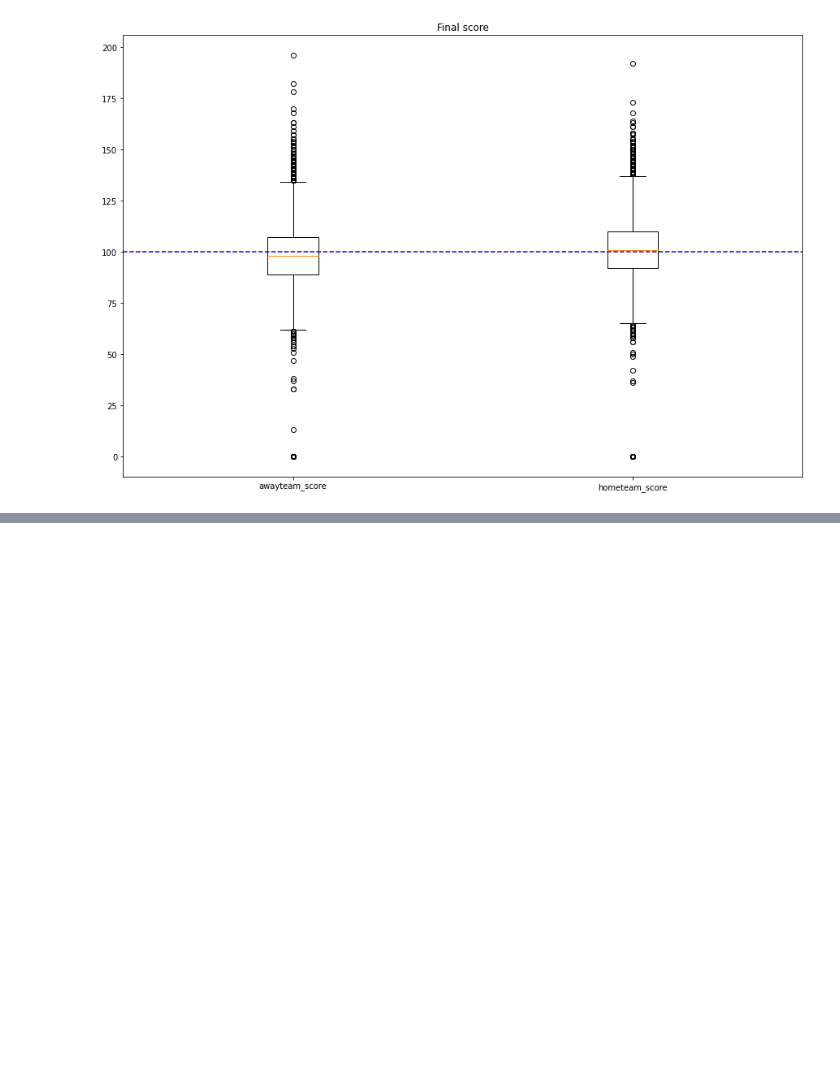
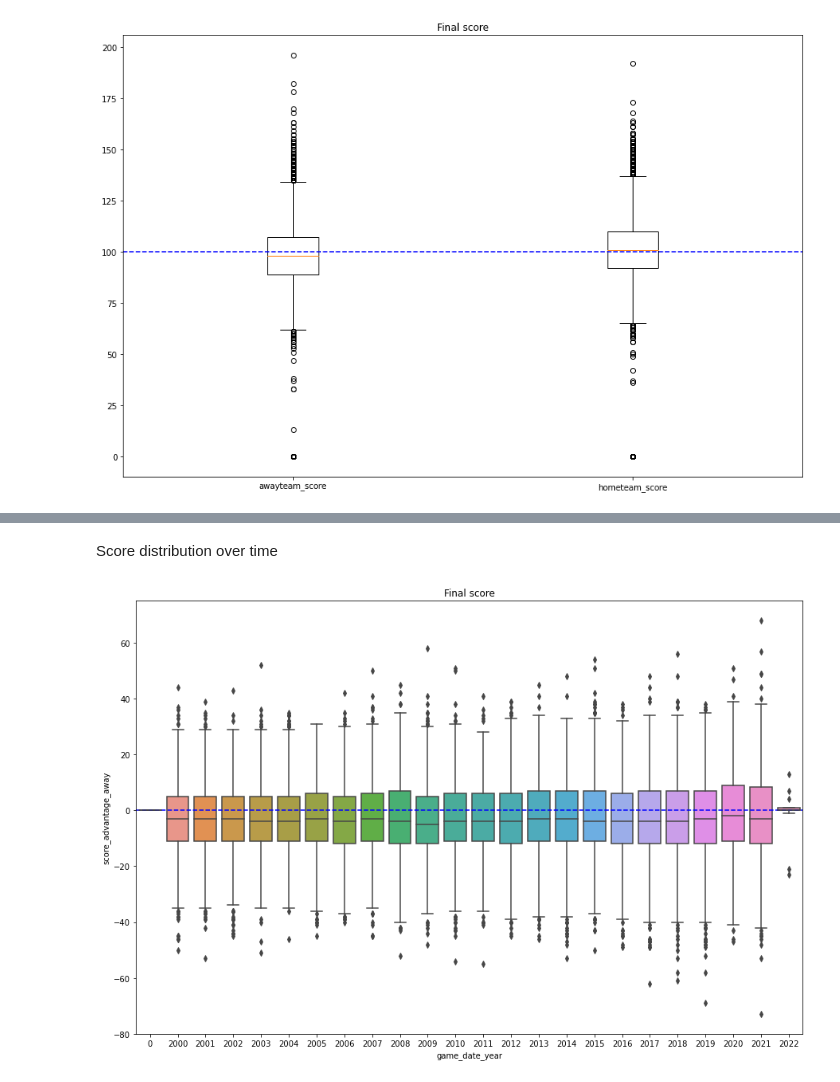
Before and after one commit to dawidjwisniewski/nba_app, a Jupyter notebook: historical_data/rewiew_raw_game_data.ipynb, the cells around one changed output, grey strips where cells are left out. Saved outputs shown, nothing was run; the diff lists cells and outputs as text; code cells hidden in the pictures; blank space fills up the shorter version.

```diff
--- a/historical_data/rewiew_raw_game_data.ipynb
+++ b/historical_data/rewiew_raw_game_data.ipynb
@@ -201,0 +239,10 @@ plt.show()
+# %% [markdown]
+Score distribution over time
+# %%
+plt.figure(figsize=(15,10))
+sns.boxplot(y="score_advantage_away", x="game_date_year",data=raw_historical_games_mod)
+plt.axhline(y=0, color='b', linestyle='--')
+plt.title("Final score")
+plt.show()
+# %% [output]
+[figure, added]
```
Also changed, not shown: parts of 19 cells of this notebook.
